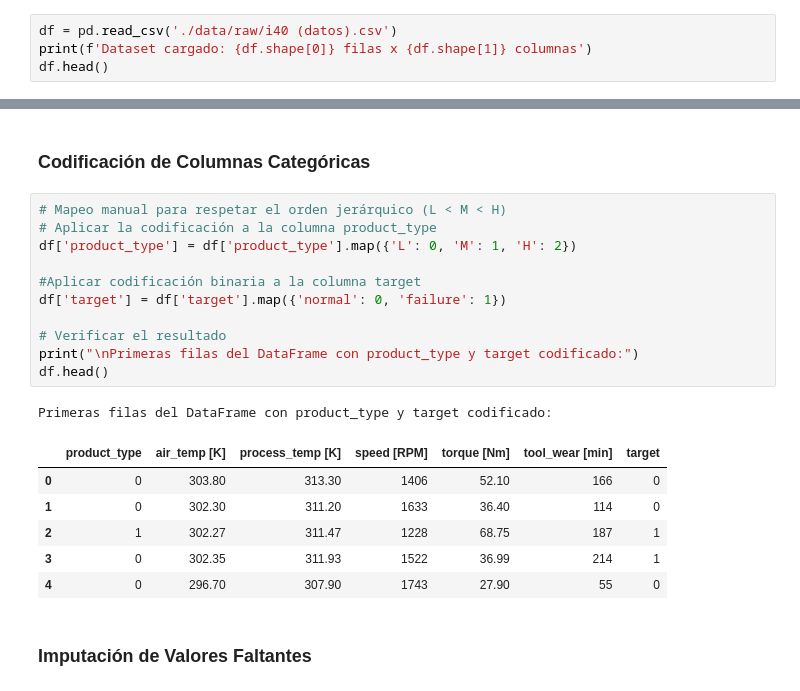
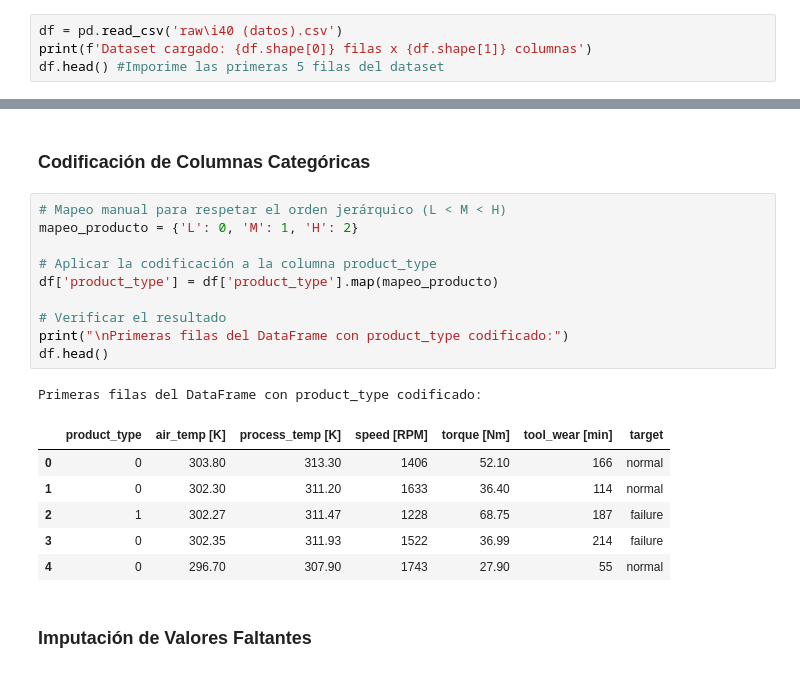
Before and after one commit to gonzag8/TP-Ciencia-de-Datos, a Jupyter notebook: Core/tp_cdd.ipynb, the cells around one changed output, grey strips where cells are left out. Drawn from its saved outputs; the diff is of its cells as text.

```diff
--- a/Core/tp_cdd.ipynb
+++ b/Core/tp_cdd.ipynb
@@ -16,7 +16,7 @@ import seaborn as sns
 # %% [markdown]
 ### Carga del conjunto de datos
 # %%
-df = pd.read_csv('./data/raw/i40 (datos).csv')
+df = pd.read_csv('raw\i40 (datos).csv')
 print(f'Dataset cargado: {df.shape[0]} filas x {df.shape[1]} columnas')
-df.head()
+df.head() #Imporime las primeras 5 filas del dataset
 # %% [output]
@@ -380,23 +390,22 @@ df = df.drop(columns=['idx', 'parent_device_id'])
 ### Codificación de Columnas Categóricas
 # %%
 # Mapeo manual para respetar el orden jerárquico (L < M < H)
+mapeo_producto = {'L': 0, 'M': 1, 'H': 2}
+
 # Aplicar la codificación a la columna product_type
-df['product_type'] = df['product_type'].map({'L': 0, 'M': 1, 'H': 2})
-
-#Aplicar codificación binaria a la columna target
-df['target'] = df['target'].map({'normal': 0, 'failure': 1})
+df['product_type'] = df['product_type'].map(mapeo_producto)
 
 # Verificar el resultado
-print("\nPrimeras filas del DataFrame con product_type y target codificado:")
+print("\nPrimeras filas del DataFrame con product_type codificado:")
 df.head()
 # %% [output]
-Primeras filas del DataFrame con product_type y target codificado:
+Primeras filas del DataFrame con product_type codificado:
 |  | product_type | air_temp [K] | process_temp [K] | speed [RPM] | torque [Nm] | tool_wear [min] | target |
-| 0 | 0 | 303.80 | 313.30 | 1406 | 52.10 | 166 | 0 |
-| 1 | 0 | 302.30 | 311.20 | 1633 | 36.40 | 114 | 0 |
-| 2 | 1 | 302.27 | 311.47 | 1228 | 68.75 | 187 | 1 |
-| 3 | 0 | 302.35 | 311.93 | 1522 | 36.99 | 214 | 1 |
-| 4 | 0 | 296.70 | 307.90 | 1743 | 27.90 | 55 | 0 |
+| 0 | 0 | 303.80 | 313.30 | 1406 | 52.10 | 166 | normal |
+| 1 | 0 | 302.30 | 311.20 | 1633 | 36.40 | 114 | normal |
+| 2 | 1 | 302.27 | 311.47 | 1228 | 68.75 | 187 | failure |
+| 3 | 0 | 302.35 | 311.93 | 1522 | 36.99 | 214 | failure |
+| 4 | 0 | 296.70 | 307.90 | 1743 | 27.90 | 55 | normal |
 # %% [markdown]
 ### Imputación de Valores Faltantes
 # %%
```
Also changed, not shown: parts of 22 cells of this notebook, 1 other file.
